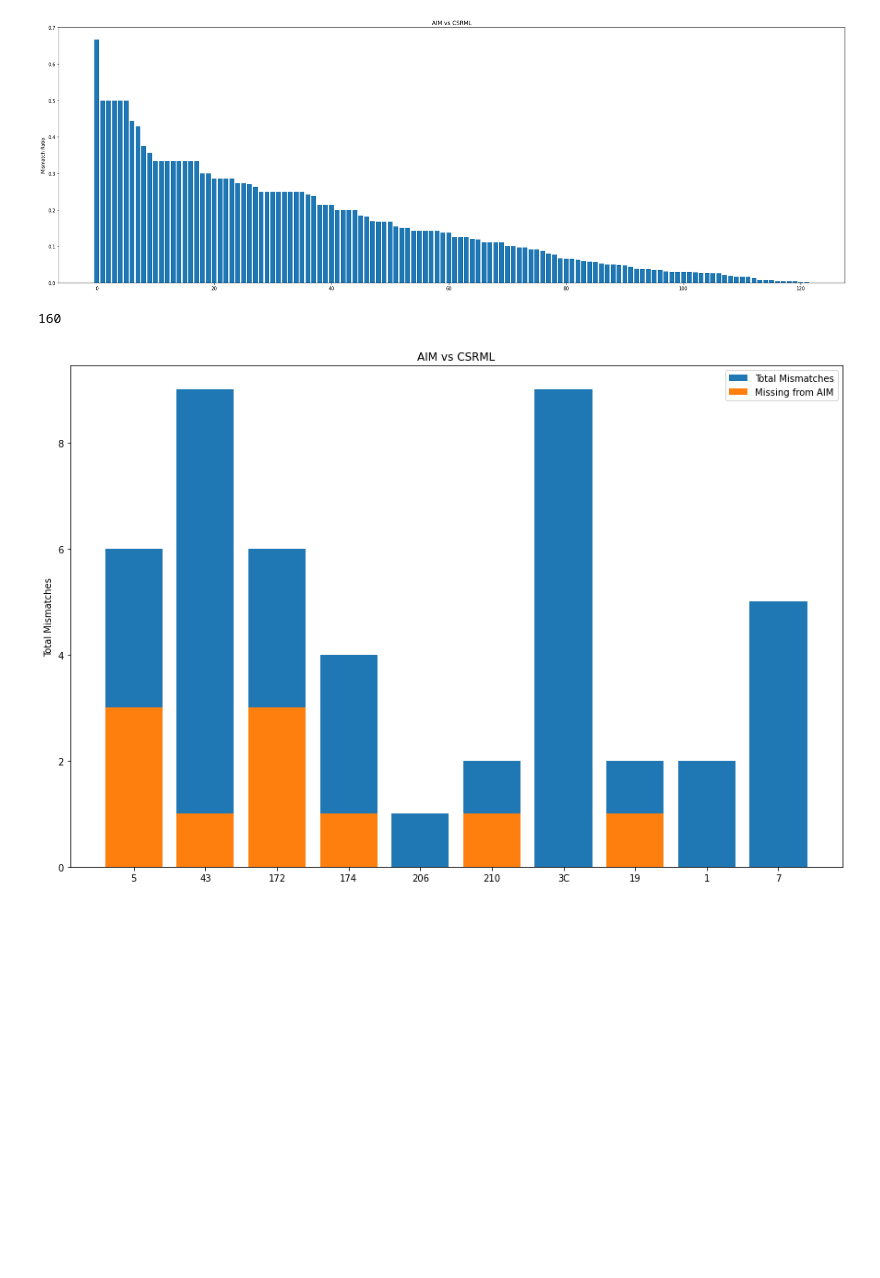
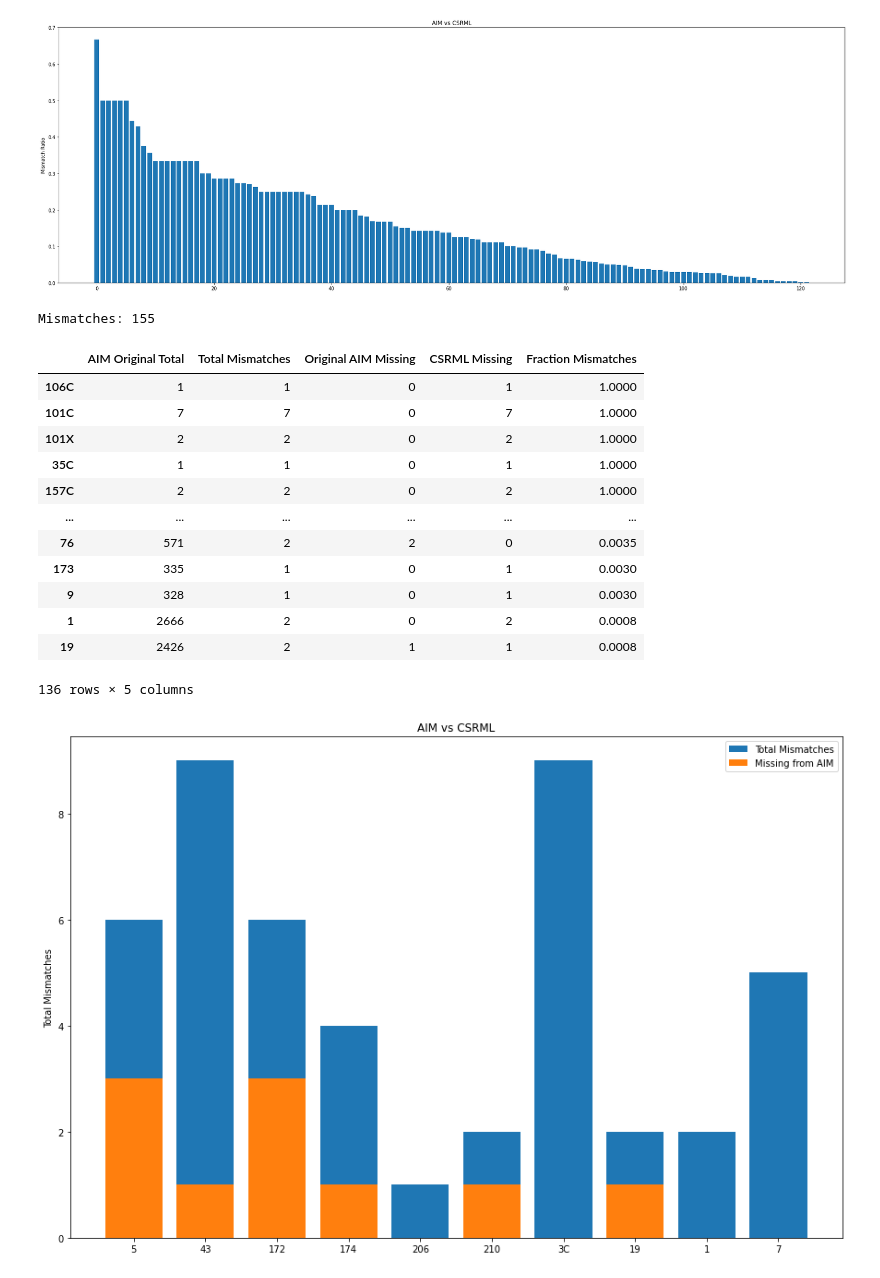
Before and after one commit to patlewig/aim, a Jupyter notebook: notebooks/AIM_Check.ipynb, the cells around one changed output. Saved outputs shown, nothing was run; the diff lists cells and outputs as text; code cells hidden in the pictures; blank space fills up the shorter version.

```diff
--- a/notebooks/AIM_Check.ipynb
+++ b/notebooks/AIM_Check.ipynb
@@ -228,25 +236,52 @@ for row in df_join["Difference"]:
 
 i = list(set(fragments)) #list of unique fragments
 duplicates = ['137', '146', '96E', '328C', '306C', '66E', '67E', '90E']
+
+
 #maybe some AIM wrong: 3, 8, 23C, 76, 2, 124C, 216, 29
-aim_error = ['1','2','3','8', '20','29','211', '12','174', '76','175', '101X','99','5C','14C','191C','40C', '181C', '84', '191C', '62E', '121', '178', '43', '25', '151C', '155C', '82C']  # maybe 121; CAS 69749, 61734,75172, 50760, 58253 is wrong on AIM, (weird aromatic)
-final_list = list(set(i) - set(duplicates)- set(aim_error))
-print(len(final_list))   # Length of list (# unique different fragments)
+#aim_error = ['1','2','3','8', '20','29','211', '12','174', '76','175', '101X',
+#             '99','5C','14C','191C','40C', '181C', '84', '191C', '62E', '121',
+#             '178', '43', '25', '151C', '155C', '82C']  # maybe 121; CAS 69749, 61734,75172, 50760, 58253 is wrong on AIM, (weird aromatic)
+
+entries_to_remove = ['91C','91C_a','200C','200C_a','123C', '123C_a',
+                     '12','12_a','3_a','3','137', '146', '96E', '328C', '306C',
+                     '66E', '67E', '90E', '100C', '100Ca', '13C', '13C_a',
+                     '13C_b','13C_c','13C_d','13C_e', '13C_f', '13C_g',
+                     '13C_h', '8', '8_a', '8_b', '82C_a', '82C',
+                     '183C', '183C_a', '171','171_a', '216', '216_a',
+                     '2', '86C', '99C', '99C_a', '25', '30', '14C',
+                     '14C_a', '40', '251C', '24_a', '34C', '34C_a',
+                     '35C', '35C_a', '101X', '106C_a', '157C',
+                     '157C_a', '157C_b', '101C', '101C_a',
+                     '106C', '106C_a', '106C_b', '23C', '62E',
+                     '7C', '7C_a', '7C_b', '121', '164',
+                     '26C','26C_a','26C_b','26C_c','26C_d',
+                     '191C', '191C_a', '107C_a', '107C_b', '107C',
+                     '40C']
+
+
+
+final_list = list(set(i) - set(duplicates)- set(entries_to_remove))
+print("Mismatches:", len(final_list))   # Length of list (# unique different fragments)
 # %% [output]
-160
+Mismatches: 155
 # %%
 # Takes a few minutes to run
 df_join
 fragments = []
-for row in df_join["AIM_list"]:
+for row in df_join["AIM_list"]:  #Possibly switch to Difference columns in case the CSRML matches with fragments that do not show up at all within the dataset for AIM
   for fragment in row:
     fragments.append(fragment)
 
 #print(fragments)
+
 diffs = []
 
 for i in fragments:
   selection = [i]
+  aim_mask = df_join['AIM_list'].apply(lambda x: any(item for item in selection if item in x))
+  df_aim = df_join[aim_mask]
+  aim_total = df_aim.shape[0]
 
   mask = df_join['Difference'].apply(lambda x: any(item for item in selection if item in x))
 
@@ -258,16 +293,47 @@ for i in fragments:
 
   diff_chemo = df_diff[chemo_mask].shape[0]
   diff_aim = diff_total - diff_chemo
-  diffs.append([diff_total,diff_chemo,diff_aim])
+  diffs.append([aim_total,diff_total,diff_chemo,diff_aim])
 
 #print(diffs)
 # %%
 # Create a dictionary using the above data
 diffs_dict = dict(zip(fragments,diffs))
-diffs_dict = {key:val for key, val in diffs_dict.items() if val != [0, 0, 0]}  #Get rid of ones with no diffs
+diffs_dict = {key:val for key, val in diffs_dict.items() if val[1] != 0}  #Get rid of ones with no total diffs
 
+
+#diffs_dict.values()
 #diffs_dict
-# [total diff, AIM MISSING, CSRML MISSING]
+
+# [TOTAL Original AIM, TOTAL MISMATCH, AIM MISSING, CSRML MISSING]
+
+# TOTAL Original - Number of times feature detected in original AIM labelled structures
+# TOTAL MISMATCH - When presence of feature in only one set
+#AIM MISSING -- means that the CSRML version is matching with structures which do NOT contain the AIM fragment it is trying to represent (Underspecification)
+#CSRML MISSING -- means that the CSRML version is NOT matching with structures which do contain the AIM fragment it is trying to represent (Overspecification)
+# %%
+df_diff = pd.DataFrame.from_dict(diffs_dict).T
+df_diff = df_diff.rename(columns={df_diff.columns[0]:'AIM Original Total',df_diff.columns[1]:'Total Mismatches',df_diff.columns[2]:'Original AIM Missing',df_diff.columns[3]:'CSRML Missing'})
+
+df_diff['Fraction Mismatches'] = np.round(df_diff['Total Mismatches']/df_diff['AIM Original Total'],4)
+
+
+df_diff.sort_values(by=['Fraction Mismatches'], ascending=False)
+#print(list(df_diff['Fraction Mismatches']))
+# %% [output]
+|  | AIM Original Total | Total Mismatches | Original AIM Missing | CSRML Missing | Fraction Mismatches |
+| 106C | 1 | 1 | 0 | 1 | 1.0000 |
+| 101C | 7 | 7 | 0 | 7 | 1.0000 |
+| 101X | 2 | 2 | 0 | 2 | 1.0000 |
+| 35C | 1 | 1 | 0 | 1 | 1.0000 |
+| 157C | 2 | 2 | 0 | 2 | 1.0000 |
+| ... | ... | ... | ... | ... | ... |
+| 76 | 571 | 2 | 2 | 0 | 0.0035 |
+| 173 | 335 | 1 | 0 | 1 | 0.0030 |
+| 9 | 328 | 1 | 0 | 1 | 0.0030 |
+| 1 | 2666 | 2 | 0 | 2 | 0.0008 |
+| 19 | 2426 | 2 | 1 | 1 | 0.0008 |
+136 rows × 5 columns
 # %%
 keys = diffs_dict.keys()
 
```
Also changed, not shown: parts of 4 cells of this notebook.
